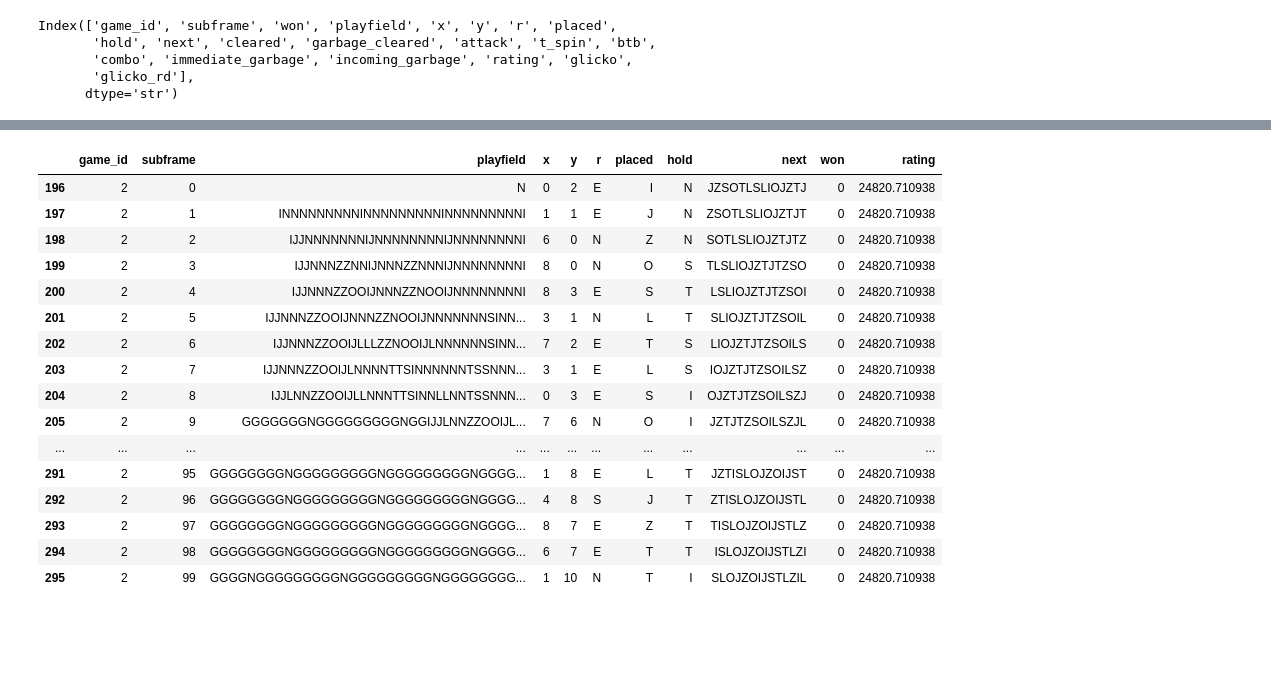
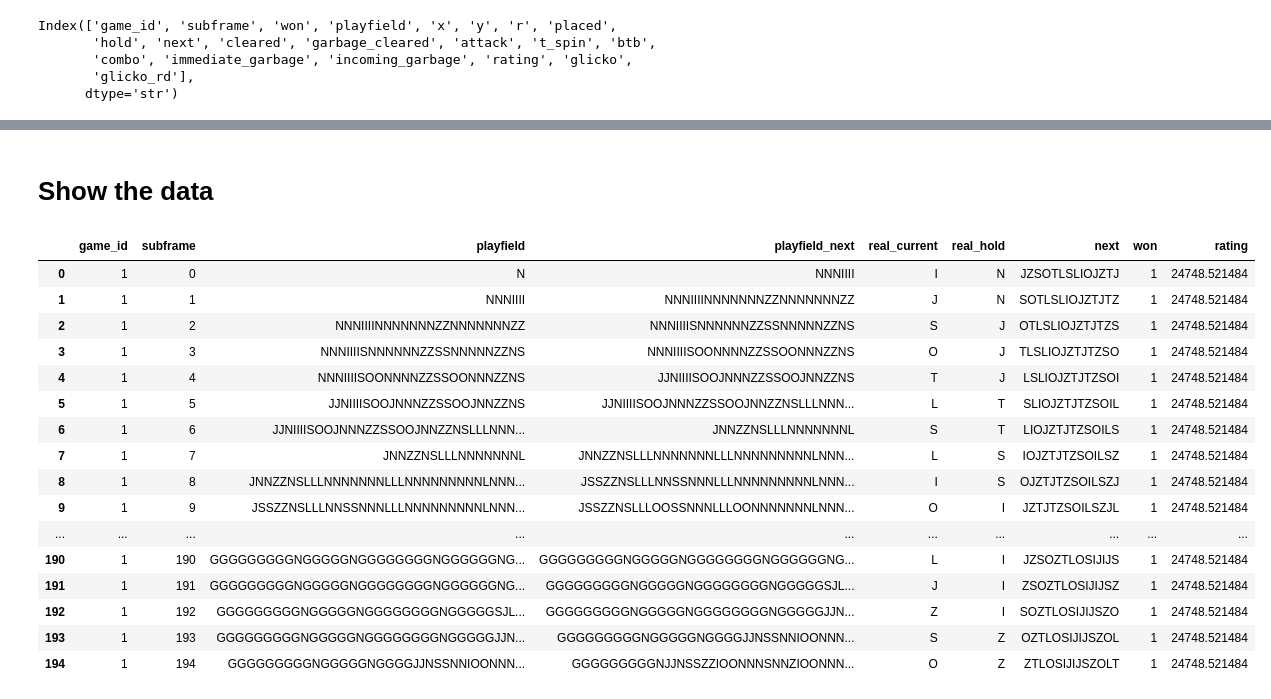
Before and after one commit to MiquelGomezCorral/TurboMino-Tetris-AI-BOT, a Jupyter notebook: notebooks/Dataset.ipynb, the cells around one changed output, grey strips where cells are left out. Saved outputs shown, nothing was run; the diff lists cells and outputs as text; code cells hidden in the pictures; blank space fills up the shorter version.

```diff
--- a/notebooks/Dataset.ipynb
+++ b/notebooks/Dataset.ipynb
@@ -35,10 +41,29 @@ print(raw_df.columns)
 
 raw_df['subframe'] = raw_df.groupby('game_id').cumcount()
 raw_df['playfield'] = raw_df['playfield'].fillna('N')
+raw_df['playfield_next'] = raw_df['playfield'].shift(-1).fillna('N')
 # raw_df['playfield'].replace('NaN', 'N', inplace=True)
+mask_keep_all_but_last = raw_df.duplicated(subset=['game_id'], keep='last')
+raw_df = raw_df[mask_keep_all_but_last].copy()
 
 
-raw_df = raw_df.groupby('game_id')
+# if no hold and now do -> current = hold and hold = None
+# if hold and now is the same -> current = current and hold = hold
+# if hold and now is different -> current = hold and hold = current
+# 1. Get the previous 'hold' value for each game (defaults to 'N' for the first row)
+prev_hold = raw_df.groupby('game_id')['hold'].shift(1).fillna('N')
+# 2. Check if the hold value changed compared to the previous frame
+hold_changed = prev_hold != raw_df['hold']
+# 3. Apply your logic cleanly using np.where(condition, value_if_true, value_if_false)
+raw_df['real_current'] = np.where(hold_changed, raw_df['hold'], raw_df['placed'])
+raw_df['real_hold'] = np.where(hold_changed, prev_hold, raw_df['hold'])
+
+
+
+# raw_df = raw_df.groupby('game_id')
+raw_df = raw_df.sort_values(by=['game_id', 'subframe'])
+columns = ['game_id', 'subframe', 'playfield', 'playfield_next', 'real_current', 'real_hold', 'next', 'won', 'rating']
+raw_df[columns].to_csv(CONFIG.processed_dataset_path, index=False)
 # %% [output]
 Index(['game_id', 'subframe', 'won', 'playfield', 'x', 'y', 'r', 'placed',
        'hold', 'next', 'cleared', 'garbage_cleared', 'attack', 't_spin', 'btb',
@@ -48,23 +99,25 @@ Index(['game_id', 'subframe', 'won', 'playfield', 'x', 'y', 'r', 'placed',
+# %% [markdown]
+# Show the data
 # %%
-raw_df.get_group(2)[['game_id', 'subframe', 'playfield', 'x', 'y', 'r', 'placed', 'hold', 'next', 'won', 'rating']].head(100)
+raw_df.get_group(1)[columns].head(1000)
 # %% [output]
-|  | game_id | subframe | playfield | x | y | r | placed | hold | next | won | rating |
-| 196 | 2 | 0 | N | 0 | 2 | E | I | N | JZSOTLSLIOJZTJ | 0 | 24820.710938 |
-| 197 | 2 | 1 | INNNNNNNNNINNNNNNNNNINNNNNNNNNI | 1 | 1 | E | J | N | ZSOTLSLIOJZTJT | 0 | 24820.710938 |
-| 198 | 2 | 2 | IJJNNNNNNNIJNNNNNNNNIJNNNNNNNNI | 6 | 0 | N | Z | N | SOTLSLIOJZTJTZ | 0 | 24820.710938 |
-| 199 | 2 | 3 | IJJNNNZZNNIJNNNZZNNNIJNNNNNNNNI | 8 | 0 | N | O | S | TLSLIOJZTJTZSO | 0 | 24820.710938 |
-| 200 | 2 | 4 | IJJNNNZZOOIJNNNZZNOOIJNNNNNNNNI | 8 | 3 | E | S | T | LSLIOJZTJTZSOI | 0 | 24820.710938 |
-| 201 | 2 | 5 | IJJNNNZZOOIJNNNZZNOOIJNNNNNNNSINN... | 3 | 1 | N | L | T | SLIOJZTJTZSOIL | 0 | 24820.710938 |
-| 202 | 2 | 6 | IJJNNNZZOOIJLLLZZNOOIJLNNNNNNSINN... | 7 | 2 | E | T | S | LIOJZTJTZSOILS | 0 | 24820.710938 |
-| 203 | 2 | 7 | IJJNNNZZOOIJLNNNNTTSINNNNNNTSSNNN... | 3 | 1 | E | L | S | IOJZTJTZSOILSZ | 0 | 24820.710938 |
-| 204 | 2 | 8 | IJJLNNZZOOIJLLNNNTTSINNLLNNTSSNNN... | 0 | 3 | E | S | I | OJZTJTZSOILSZJ | 0 | 24820.710938 |
-| 205 | 2 | 9 | GGGGGGGNGGGGGGGGGNGGIJJLNNZZOOIJL... | 7 | 6 | N | O | I | JZTJTZSOILSZJL | 0 | 24820.710938 |
-| ... | ... | ... | ... | ... | ... | ... | ... | ... | ... | ... | ... |
-| 291 | 2 | 95 | GGGGGGGGNGGGGGGGGGNGGGGGGGGGNGGGG... | 1 | 8 | E | L | T | JZTISLOJZOIJST | 0 | 24820.710938 |
-| 292 | 2 | 96 | GGGGGGGGNGGGGGGGGGNGGGGGGGGGNGGGG... | 4 | 8 | S | J | T | ZTISLOJZOIJSTL | 0 | 24820.710938 |
-| 293 | 2 | 97 | GGGGGGGGNGGGGGGGGGNGGGGGGGGGNGGGG... | 8 | 7 | E | Z | T | TISLOJZOIJSTLZ | 0 | 24820.710938 |
-| 294 | 2 | 98 | GGGGGGGGNGGGGGGGGGNGGGGGGGGGNGGGG... | 6 | 7 | E | T | T | ISLOJZOIJSTLZI | 0 | 24820.710938 |
-| 295 | 2 | 99 | GGGGNGGGGGGGGGNGGGGGGGGGNGGGGGGGG... | 1 | 10 | N | T | I | SLOJZOIJSTLZIL | 0 | 24820.710938 |
+|  | game_id | subframe | playfield | playfield_next | real_current | real_hold | next | won | rating |
+| 0 | 1 | 0 | N | NNNIIII | I | N | JZSOTLSLIOJZTJ | 1 | 24748.521484 |
+| 1 | 1 | 1 | NNNIIII | NNNIIIINNNNNNNZZNNNNNNNZZ | J | N | SOTLSLIOJZTJTZ | 1 | 24748.521484 |
+| 2 | 1 | 2 | NNNIIIINNNNNNNZZNNNNNNNZZ | NNNIIIISNNNNNNZZSSNNNNNZZNS | S | J | OTLSLIOJZTJTZS | 1 | 24748.521484 |
+| 3 | 1 | 3 | NNNIIIISNNNNNNZZSSNNNNNZZNS | NNNIIIISOONNNNZZSSOONNNZZNS | O | J | TLSLIOJZTJTZSO | 1 | 24748.521484 |
+| 4 | 1 | 4 | NNNIIIISOONNNNZZSSOONNNZZNS | JJNIIIISOOJNNNZZSSOOJNNZZNS | T | J | LSLIOJZTJTZSOI | 1 | 24748.521484 |
+| 5 | 1 | 5 | JJNIIIISOOJNNNZZSSOOJNNZZNS | JJNIIIISOOJNNNZZSSOOJNNZZNSLLLNNN... | L | T | SLIOJZTJTZSOIL | 1 | 24748.521484 |
+| 6 | 1 | 6 | JJNIIIISOOJNNNZZSSOOJNNZZNSLLLNNN... | JNNZZNSLLLNNNNNNNL | S | T | LIOJZTJTZSOILS | 1 | 24748.521484 |
+| 7 | 1 | 7 | JNNZZNSLLLNNNNNNNL | JNNZZNSLLLNNNNNNNLLLNNNNNNNNNLNNN... | L | S | IOJZTJTZSOILSZ | 1 | 24748.521484 |
+| 8 | 1 | 8 | JNNZZNSLLLNNNNNNNLLLNNNNNNNNNLNNN... | JSSZZNSLLLNNSSNNNLLLNNNNNNNNNLNNN... | I | S | OJZTJTZSOILSZJ | 1 | 24748.521484 |
+| 9 | 1 | 9 | JSSZZNSLLLNNSSNNNLLLNNNNNNNNNLNNN... | JSSZZNSLLLOOSSNNNLLLOONNNNNNNLNNN... | O | I | JZTJTZSOILSZJL | 1 | 24748.521484 |
+| ... | ... | ... | ... | ... | ... | ... | ... | ... | ... |
+| 190 | 1 | 190 | GGGGGGGGGNGGGGGNGGGGGGGGNGGGGGGNG... | GGGGGGGGGNGGGGGNGGGGGGGGNGGGGGGNG... | L | I | JZSOZTLOSIJIJS | 1 | 24748.521484 |
+| 191 | 1 | 191 | GGGGGGGGGNGGGGGNGGGGGGGGNGGGGGGNG... | GGGGGGGGGNGGGGGNGGGGGGGGNGGGGGSJL... | J | I | ZSOZTLOSIJIJSZ | 1 | 24748.521484 |
+| 192 | 1 | 192 | GGGGGGGGGNGGGGGNGGGGGGGGNGGGGGSJL... | GGGGGGGGGNGGGGGNGGGGGGGGNGGGGGJJN... | Z | I | SOZTLOSIJIJSZO | 1 | 24748.521484 |
+| 193 | 1 | 193 | GGGGGGGGGNGGGGGNGGGGGGGGNGGGGGJJN... | GGGGGGGGGNGGGGGNGGGGJJNSSNNIOONNN... | S | Z | OZTLOSIJIJSZOL | 1 | 24748.521484 |
+| 194 | 1 | 194 | GGGGGGGGGNGGGGGNGGGGJJNSSNNIOONNN... | GGGGGGGGGNJJNSSZZIOONNNSNNZIOONNN... | O | Z | ZTLOSIJIJSZOLT | 1 | 24748.521484 |
 # %%
 game_recod = raw_df.get_group(2)
 
```
Also changed, not shown: parts of 9 cells of this notebook, 13 other files.
